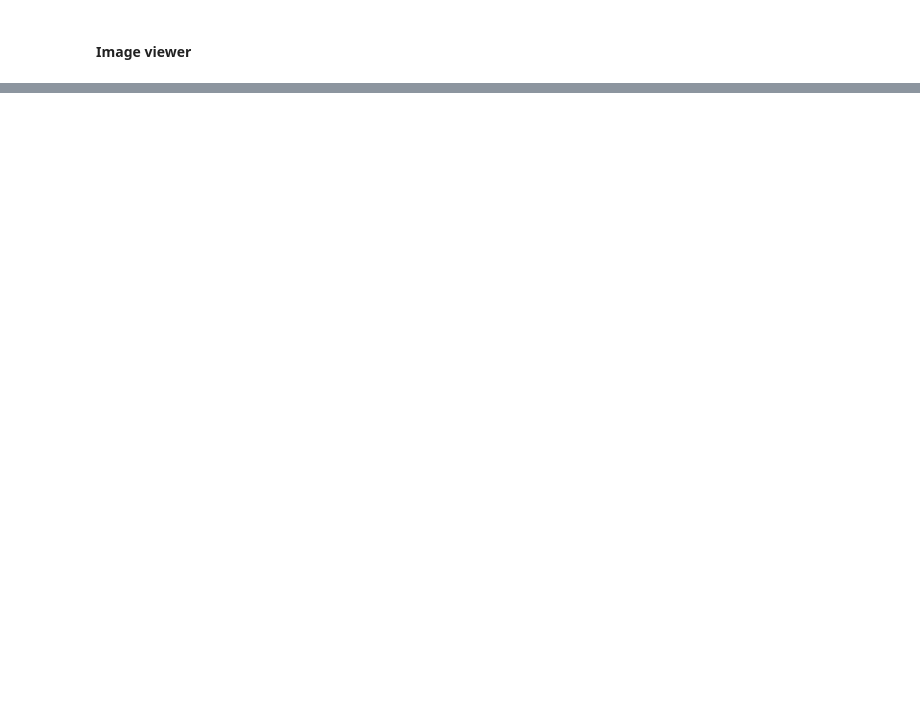
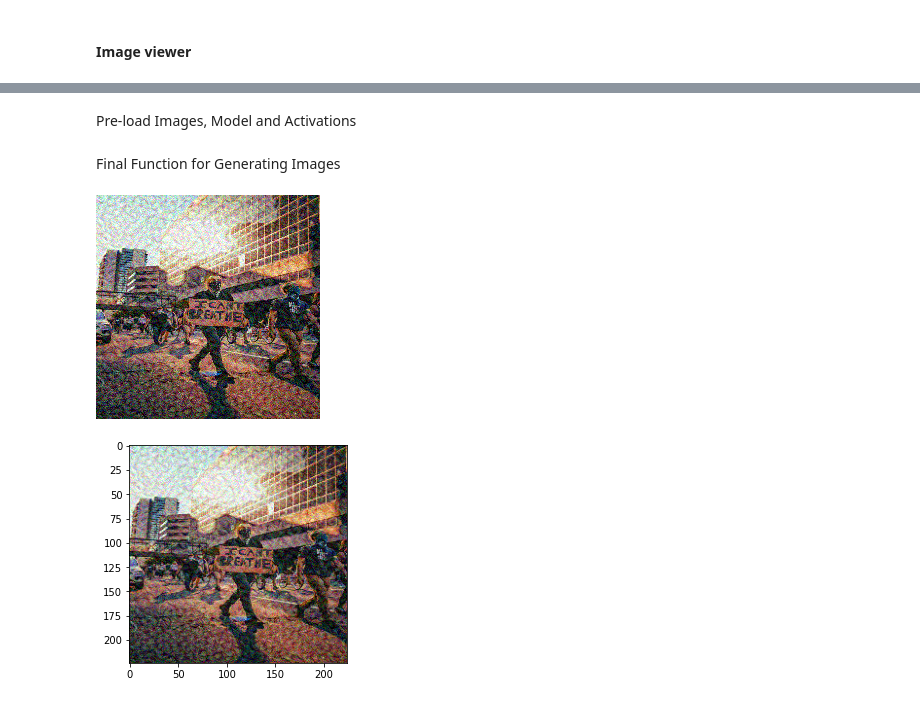
Before and after one commit to mvenouziou/Project_Style_Transfer, a Jupyter notebook: Style_Transfer.ipynb, the cells around one changed output, grey strips where cells are left out. Saved outputs shown, nothing was run; the diff lists cells and outputs as text; code cells hidden in the pictures; blank space fills up the shorter version.

```diff
--- a/Style_Transfer.ipynb
+++ b/Style_Transfer.ipynb
@@ -568,0 +529,52 @@ Image.open(style)
+# %% [markdown]
+Pre-load Images, Model and Activations
+# %%
+SAVED_VARIABLES_DICT = preload_variables(
+                            transfer_model_name=DEFAULT_TRANSFER_MODEL_NAME,
+                            transfer_model_options=TRANSFER_MODEL_OPTIONS,
+                            image_options=IMAGE_OPTIONS,
+                            noise_rate=.01,
+                            size=SIZE)
+# %% [markdown]
+Final Function for Generating Images
+# %%
+#@anvil.server.callable
+def generate_image(orig_image=DEFAULT_CONTENT_IMAGE_NAME,
+                   style_image=DEFAULT_STYLE_IMAGE_NAME,
+                   transfer_model_name=DEFAULT_TRANSFER_MODEL_NAME,
+                   learning_rate=.20,
+                   num_iterations=3):
+
+    learned_image, _ = \
+        style_transfer(saved_variables=SAVED_VARIABLES_DICT,
+                       image_content_name=orig_image,
+                       image_style_name=style_image,
+                       transfer_model_name=transfer_model_name,
+                       learning_rate=learning_rate,
+                       num_iterations=num_iterations)
+
+    save_filename = 'temp.jpg'
+    tf.keras.preprocessing.image.save_img(save_filename, learned_image)
+
+    if USE_ANVIL:
+        im_file = anvil.media.from_file("temp.jpg")
+
+    else:
+        im_file = convert_tensor_to_image(learned_image, view=True)
+
+    return im_file
+
+if USE_ANVIL:
+    anvil.server.wait_forever()
+# %%
+# Run program
+orig_image = 'protest'
+style_image = 'flowers'
+
+temp_image = generate_image(orig_image,
+                            style_image,
+                            learning_rate=.25,
+                            num_iterations=3)
+# %% [output]
+[figure, added]
+[figure, added]
```
Also changed, not shown: parts of 20 cells of this notebook.
